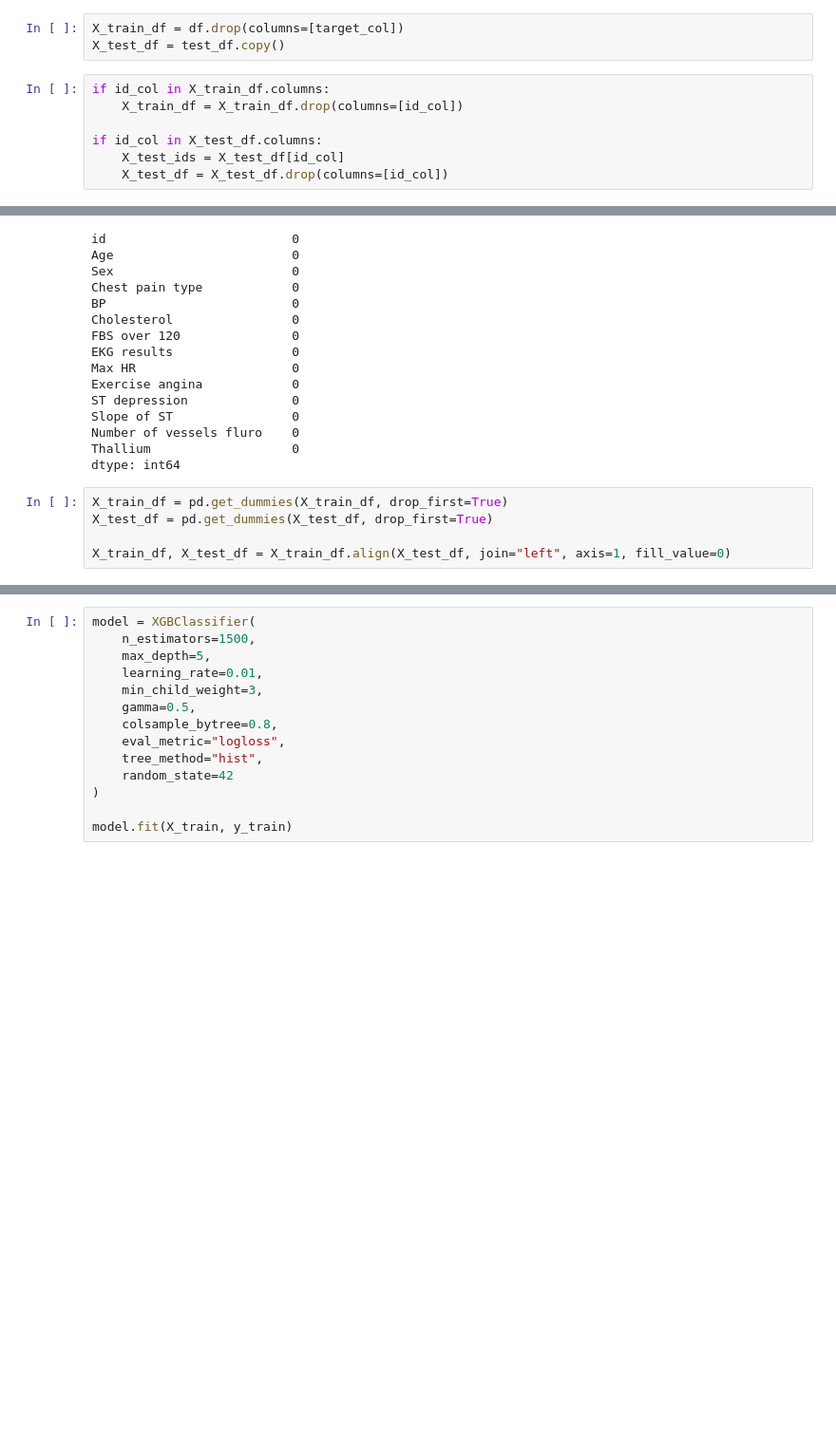
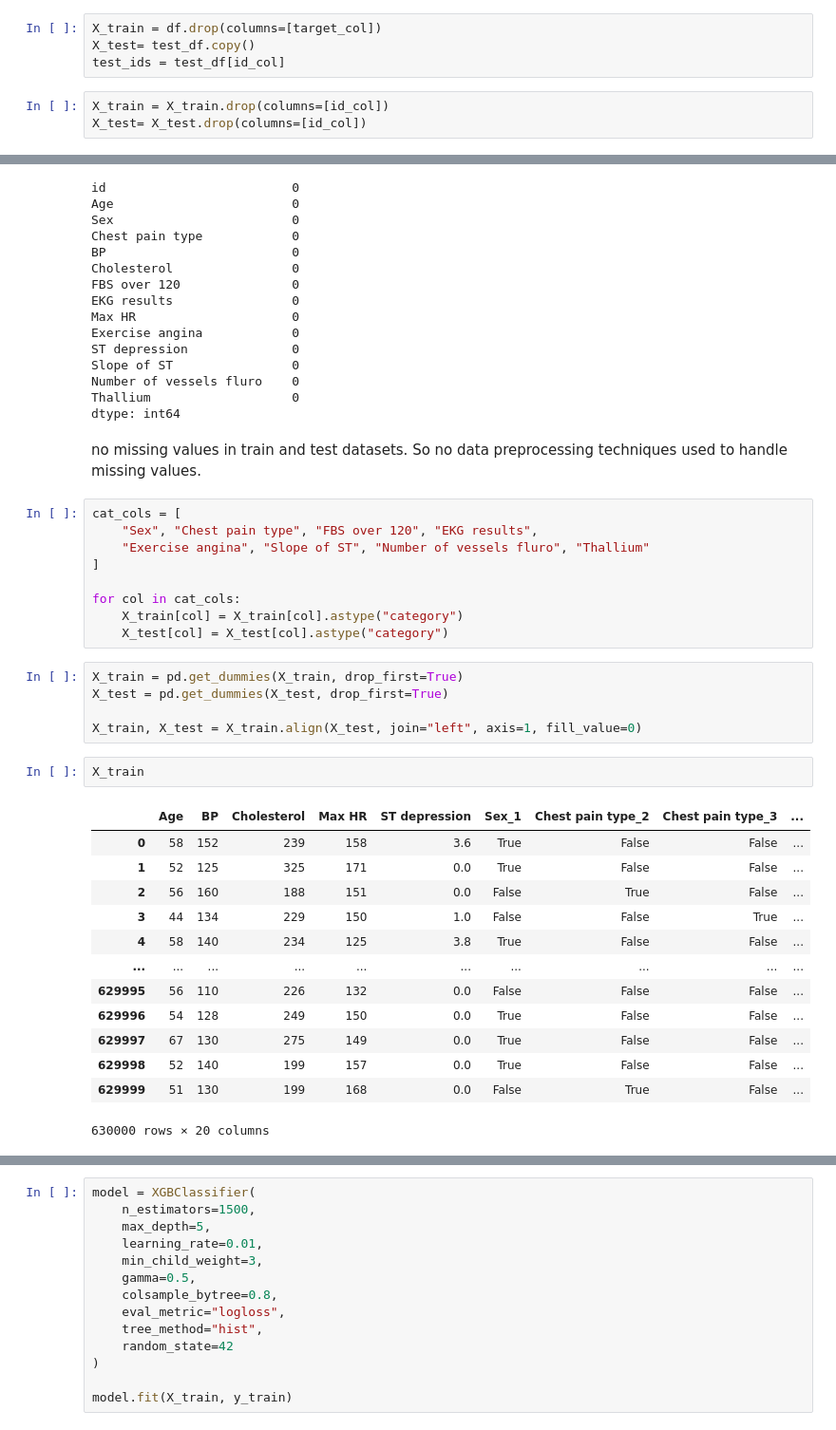
Before and after one commit to nadilHesara/Testing-and-Learning-ML-models, a Jupyter notebook: Xgboost/KagglePlaygroundsSeries/PredictingHeartDisease/UOM_230349H.ipynb, the cells around one changed output, grey strips where cells are left out. Shown at 95% size. Saved outputs shown, nothing was run; the diff lists cells and outputs as text; blank space fills up the shorter version.

Commit message:
Polish the preprocessing step

```diff
--- a/Xgboost/KagglePlaygroundsSeries/PredictingHeartDisease/UOM_230349H.ipynb
+++ b/Xgboost/KagglePlaygroundsSeries/PredictingHeartDisease/UOM_230349H.ipynb
@@ -42,15 +42,12 @@ Length: 2, dtype: str
 disease_mapping = {"Presence":1, "Absence":0}
 y_train = df[target_col].replace(disease_mapping)
 # %%
-X_train_df = df.drop(columns=[target_col])
-X_test_df = test_df.copy()
+X_train = df.drop(columns=[target_col])
+X_test= test_df.copy()
+test_ids = test_df[id_col]
 # %%
-if id_col in X_train_df.columns:
-    X_train_df = X_train_df.drop(columns=[id_col])
-
-if id_col in X_test_df.columns:
-    X_test_ids = X_test_df[id_col]
-    X_test_df = X_test_df.drop(columns=[id_col])
+X_train = X_train.drop(columns=[id_col])
+X_test= X_test.drop(columns=[id_col])
 # %%
 df.isnull().sum()
 # %% [output]
@@ -88,9 +85,36 @@ Slope of ST                0
 Number of vessels fluro    0
 Thallium                   0
 dtype: int64
+# %% [markdown]
+no missing values in train and test datasets. So no data preprocessing techniques used to handle missing values.
+# %%
+cat_cols = [
+    "Sex", "Chest pain type", "FBS over 120", "EKG results",
+    "Exercise angina", "Slope of ST", "Number of vessels fluro", "Thallium"
+]
+
+for col in cat_cols:
+    X_train[col] = X_train[col].astype("category")
+    X_test[col] = X_test[col].astype("category")
 # %%
-X_train_df = pd.get_dummies(X_train_df, drop_first=True)
-X_test_df = pd.get_dummies(X_test_df, drop_first=True)
+X_train = pd.get_dummies(X_train, drop_first=True)
+X_test = pd.get_dummies(X_test, drop_first=True)
 
-X_train_df, X_test_df = X_train_df.align(X_test_df, join="left", axis=1, fill_value=0)
+X_train, X_test = X_train.align(X_test, join="left", axis=1, fill_value=0)
+# %%
+X_train
+# %% [output]
+|  | Age | BP | Cholesterol | Max HR | ST depression | Sex_1 | Chest pain type_2 | Chest pain type_3 | ... |
+| 0 | 58 | 152 | 239 | 158 | 3.6 | True | False | False | ... |
+| 1 | 52 | 125 | 325 | 171 | 0.0 | True | False | False | ... |
+| 2 | 56 | 160 | 188 | 151 | 0.0 | False | True | False | ... |
+| 3 | 44 | 134 | 229 | 150 | 1.0 | False | False | True | ... |
+| 4 | 58 | 140 | 234 | 125 | 3.8 | True | False | False | ... |
+| ... | ... | ... | ... | ... | ... | ... | ... | ... | ... |
+| 629995 | 56 | 110 | 226 | 132 | 0.0 | False | False | False | ... |
+| 629996 | 54 | 128 | 249 | 150 | 0.0 | True | False | False | ... |
+| 629997 | 67 | 130 | 275 | 149 | 0.0 | True | False | False | ... |
+| 629998 | 52 | 140 | 199 | 157 | 0.0 | True | False | False | ... |
+| 629999 | 51 | 130 | 199 | 168 | 0.0 | False | True | False | ... |
+630000 rows × 20 columns
 # %%
```
Also changed, not shown: parts of 1 cell of this notebook, 1 other file.
